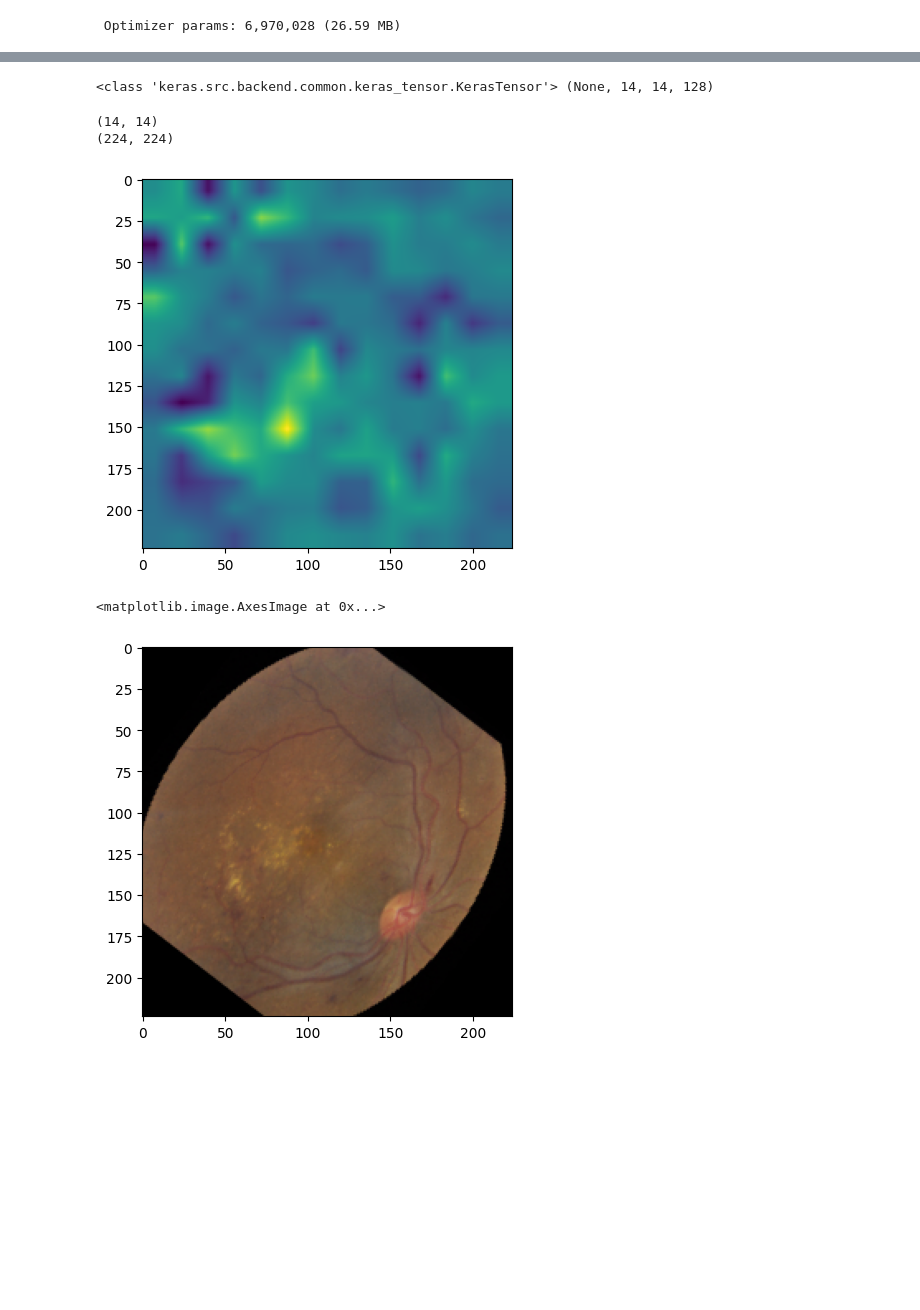
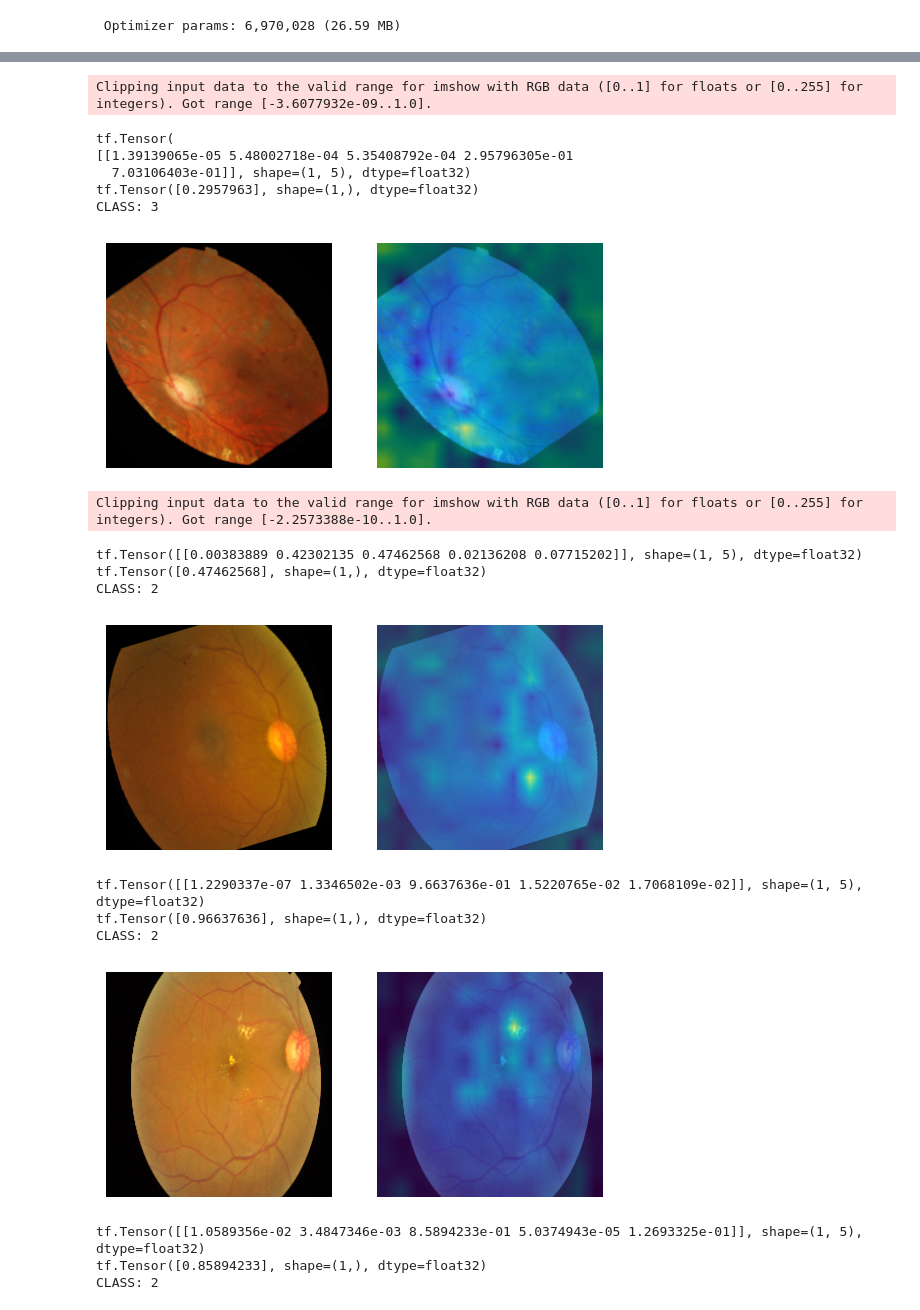
Before and after one commit to karthikeyan2725/Diabetic-Retinopathy-Screening, a Jupyter notebook: train/aptos2019_grad_cam.ipynb, the cells around one changed output, grey strips where cells are left out. Cells and saved outputs as stored; diff of their text form; code cells hidden in the pictures; blank space fills up the shorter version.

Commit message:
cnn-1 grad_cam updated, need refactor

```diff
--- a/train/aptos2019_grad_cam.ipynb
+++ b/train/aptos2019_grad_cam.ipynb
@@ -110,7 +120,4 @@ Model: "sequential"
  Trainable params: 3,485,013 (13.29 MB)
  Non-trainable params: 256 (1.00 KB)
  Optimizer params: 6,970,028 (26.59 MB)
-# %%
-# Loading one image tensor
-x = tf.Variable(dataset["test"].batch(1).__iter__().next()[0])
 # %%
@@ -124,5 +164,0 @@ a = np.sum(gradients[0],axis=(0,1,2))
-# %%
-A = model_cnn_1.get_layer("conv2d_4").output
-print(type(A), A.shape)
-# %% [output]
-<class 'keras.src.backend.common.keras_tensor.KerasTensor'> (None, 14, 14, 128)
@@ -134,21 +165,52 @@ A = conv_out(x)
+# %%
+test_data = dataset["test"].batch(1).take(20)
 # %%
-import cv2
-SUM = np.zeros((14,14))
-for i in range(128):
-    A_i = A[:,:,:,i]
-    A_a = a[i] * A_i
-    SUM += A_a
-SUM = SUM.numpy()[0]
-import matplotlib.pyplot as plt
-print(SUM.shape)
-SUM = cv2.resize(SUM,(224,224), interpolation=cv2.INTER_LINEAR)
-print(SUM.shape)
-plt.imshow(SUM)
-plt.show()
-plt.imshow(x[0])
+for x in test_data:
+    image = x[0]
+    label = np.argmax(x[1])
+    activation_map, activation_map_scaled = grad_cam(image,label)
+
+    print("CLASS:", label)
+
+    # Original image
+    plt.subplot(1,2,1)
+    plt.axis('off')
+    plt.imshow(image[0])
+
+    # Overlay activation map over image
+    plt.subplot(1,2,2)
+    alpha = 1
+    beta = 0.005
+    image_to_plot = activation_map_scaled
+    original_image = image[0].numpy()
+    original_image = cv2.cvtColor(original_image, cv2.COLOR_RGB2BGR)
+    image_to_plot = cv2.normalize(image_to_plot, None, 0, 255, cv2.NORM_MINMAX)
+    image_to_plot = cv2.applyColorMap(image_to_plot.astype(np.uint8),cv2.COLORMAP_VIRIDIS)
+    image_to_plot = cv2.addWeighted(image[0].numpy(), alpha, image_to_plot.astype(np.float32), beta, 0)
+    image_to_plot = cv2.normalize(image_to_plot,None, 0, 1, cv2.NORM_MINMAX)
+    image_to_plot = cv2.cvtColor(image_to_plot,cv2.COLOR_BGR2RGB)
+
+    plt.axis('off')
+    plt.imshow(image_to_plot)
+
+    plt.show()
 # %% [output]
-(14, 14)
-(224, 224)
+Clipping input data to the valid range for imshow with RGB data ([0..1] for floats or [0..255] for integers). Got range [-3.6077932e-09..1.0].
+tf.Tensor(
+[[1.39139065e-05 5.48002718e-04 5.35408792e-04 2.95796305e-01
+  7.03106403e-01]], shape=(1, 5), dtype=float32)
+tf.Tensor([0.2957963], shape=(1,), dtype=float32)
+CLASS: 3
-[figure, old version]
+[figure, new version]
-<matplotlib.image.AxesImage at 0x...>
+Clipping input data to the valid range for imshow with RGB data ([0..1] for floats or [0..255] for integers). Got range [-2.2573388e-10..1.0].
+tf.Tensor([[0.00383889 0.42302135 0.47462568 0.02136208 0.07715202]], shape=(1, 5), dtype=float32)
+tf.Tensor([0.47462568], shape=(1,), dtype=float32)
+CLASS: 2
-[figure, old version]
+[figure, new version]
+tf.Tensor([[1.2290337e-07 1.3346502e-03 9.6637636e-01 1.5220765e-02 1.7068109e-02]], shape=(1, 5), dtype=float32)
+tf.Tensor([0.96637636], shape=(1,), dtype=float32)
+CLASS: 2
+[figure, added]
+tf.Tensor([[1.0589356e-02 3.4847346e-03 8.5894233e-01 5.0374943e-05 1.2693325e-01]], shape=(1, 5), dtype=float32)
+tf.Tensor([0.85894233], shape=(1,), dtype=float32)
+CLASS: 2
```
Also changed, not shown: parts of 8 cells of this notebook, 2 other files.
